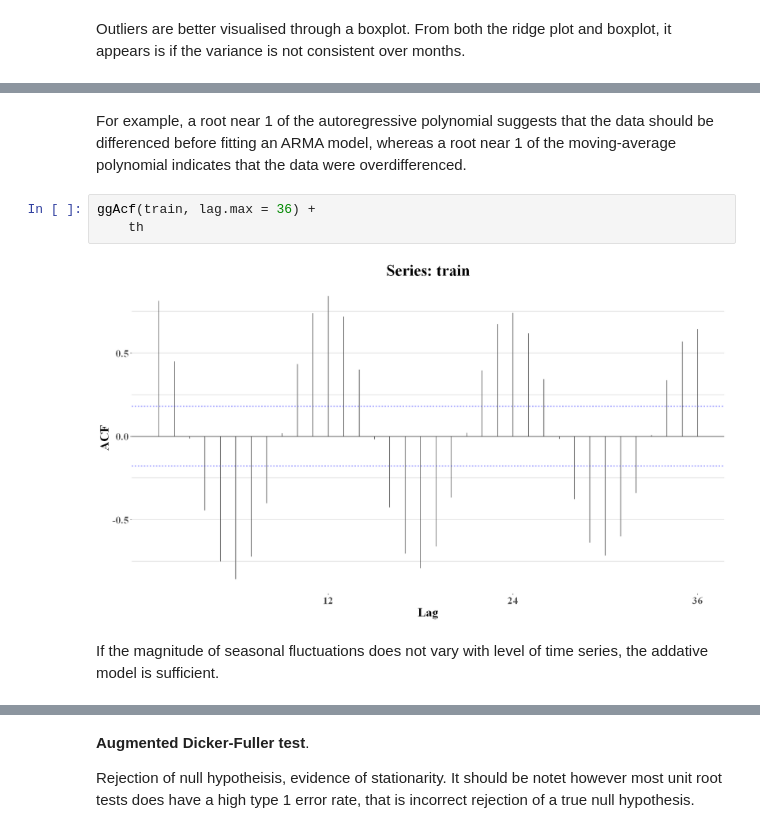
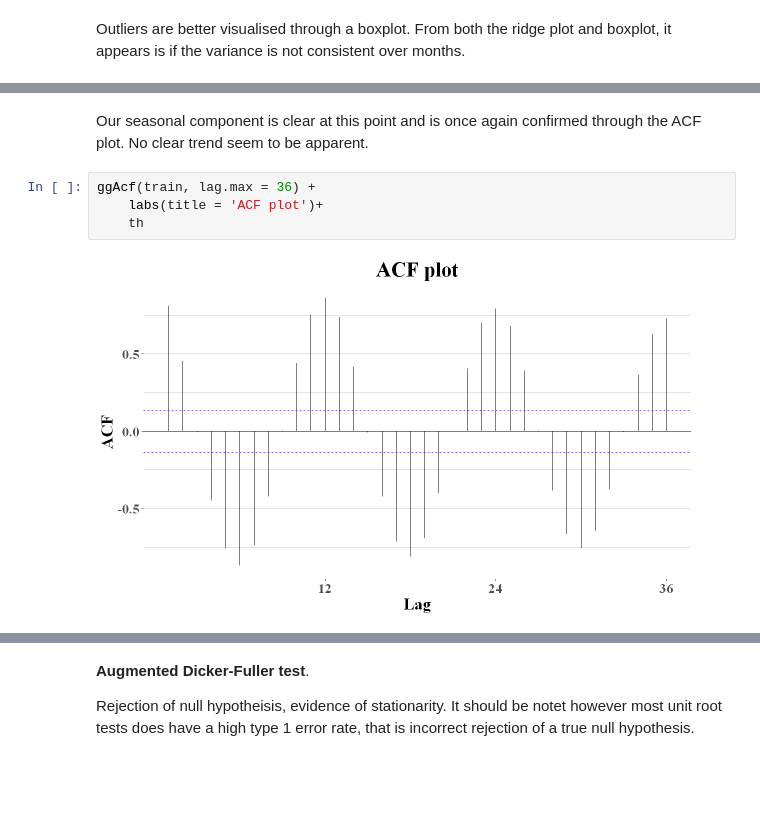
Before and after one commit to AndreasPalmgren/Sthlm-Temp-ARIMA, a Jupyter notebook: SthlmMeanTemperature.ipynb, the cells around one changed output, grey strips where cells are left out. Saved outputs shown, nothing was run; the diff lists cells and outputs as text; blank space fills up the shorter version.

```diff
--- a/SthlmMeanTemperature.ipynb
+++ b/SthlmMeanTemperature.ipynb
@@ -206,11 +148,8 @@ ggsubseriesplot(train_log) +
-# %% [markdown]
-For example, a root near 1 of the autoregressive polynomial suggests that the data
-should be differenced before fitting an ARMA model, whereas a root near 1 of
-the moving-average polynomial indicates that the data were overdifferenced.
+# %% [markdown]
+Our seasonal component is clear at this point and is once again confirmed through the ACF plot. No clear trend seem to be apparent.
 # %%
 ggAcf(train, lag.max = 36) +
+    labs(title = 'ACF plot')+
     th
 # %% [output]
-[figure, old version]
+[figure, new version]
-# %% [markdown]
-If the magnitude of seasonal fluctuations does not vary with level of time series, the addative model is sufficient.
```
Also changed, not shown: parts of 40 cells of this notebook.
